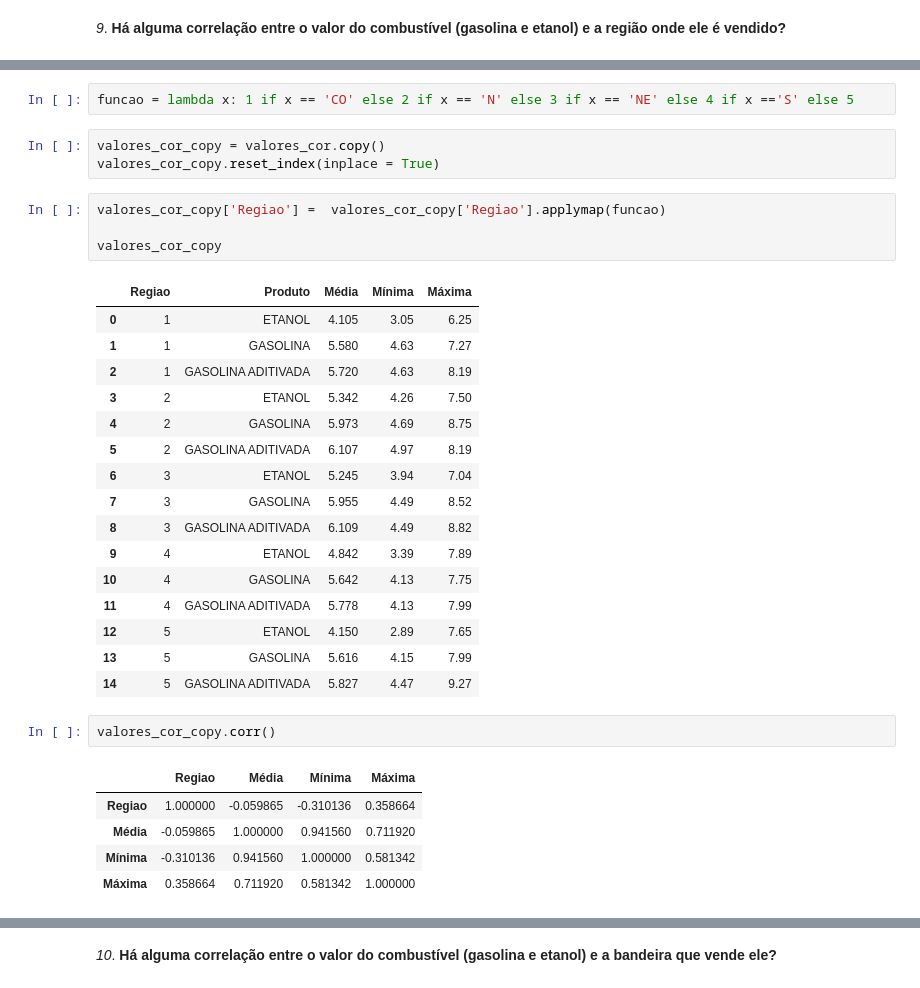
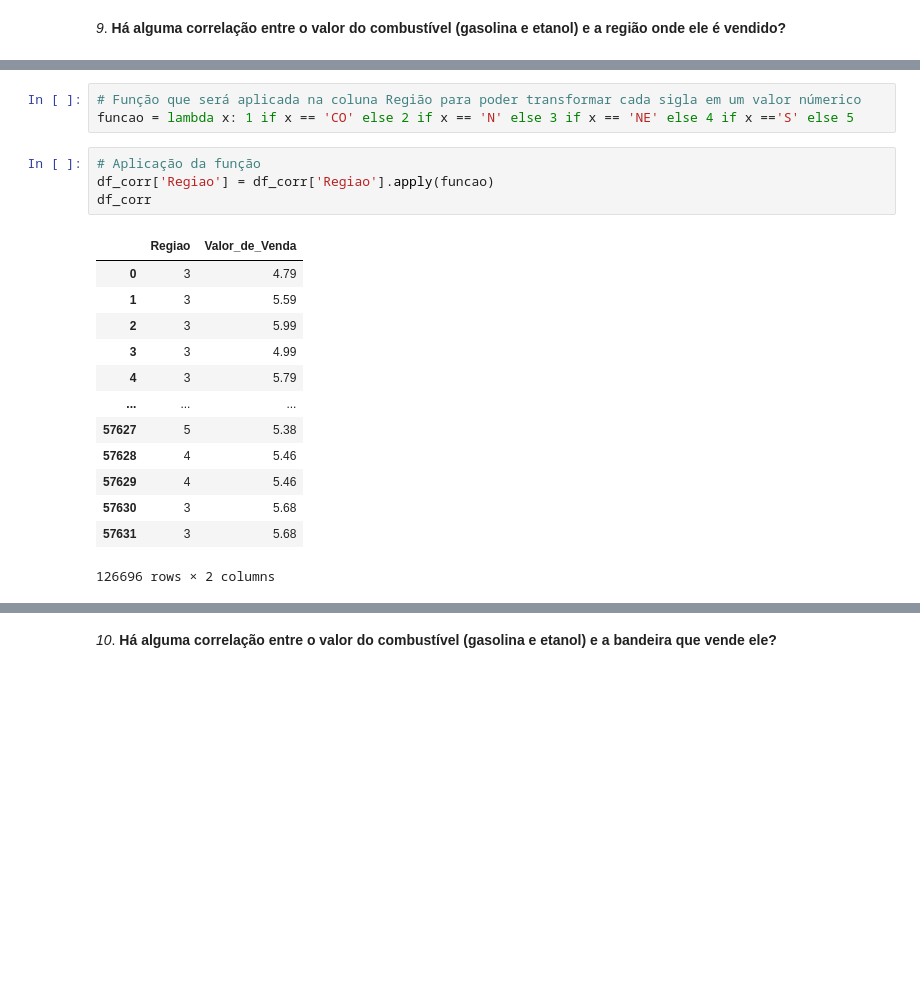
Before and after one commit to gustavovarella/Projeto_m4, a Jupyter notebook: PROJETO_M4.ipynb, the cells around one changed output, grey strips where cells are left out. Cells and saved outputs as stored; diff of their text form; blank space fills up the shorter version.

```diff
--- a/PROJETO_M4.ipynb
+++ b/PROJETO_M4.ipynb
@@ -555,34 +559,21 @@ valores_cor
 # %%
+# Função que será aplicada na coluna Região para poder transformar cada sigla em um valor númerico
 funcao = lambda x: 1 if x == 'CO' else 2 if x == 'N' else 3 if x == 'NE' else 4 if x =='S' else 5
-# %%
-valores_cor_copy = valores_cor.copy()
-valores_cor_copy.reset_index(inplace = True)
-# %%
-valores_cor_copy['Regiao'] =  valores_cor_copy['Regiao'].applymap(funcao)
-
-valores_cor_copy
-# %% [output]
-|  | Regiao | Produto | Média | Mínima | Máxima |
-| 0 | 1 | ETANOL | 4.105 | 3.05 | 6.25 |
-| 1 | 1 | GASOLINA | 5.580 | 4.63 | 7.27 |
-| 2 | 1 | GASOLINA ADITIVADA | 5.720 | 4.63 | 8.19 |
-| 3 | 2 | ETANOL | 5.342 | 4.26 | 7.50 |
-| 4 | 2 | GASOLINA | 5.973 | 4.69 | 8.75 |
-| 5 | 2 | GASOLINA ADITIVADA | 6.107 | 4.97 | 8.19 |
-| 6 | 3 | ETANOL | 5.245 | 3.94 | 7.04 |
-| 7 | 3 | GASOLINA | 5.955 | 4.49 | 8.52 |
-| 8 | 3 | GASOLINA ADITIVADA | 6.109 | 4.49 | 8.82 |
-| 9 | 4 | ETANOL | 4.842 | 3.39 | 7.89 |
-| 10 | 4 | GASOLINA | 5.642 | 4.13 | 7.75 |
-| 11 | 4 | GASOLINA ADITIVADA | 5.778 | 4.13 | 7.99 |
-| 12 | 5 | ETANOL | 4.150 | 2.89 | 7.65 |
-| 13 | 5 | GASOLINA | 5.616 | 4.15 | 7.99 |
-| 14 | 5 | GASOLINA ADITIVADA | 5.827 | 4.47 | 9.27 |
-# %%
-valores_cor_copy.corr()
-# %% [output]
-|  | Regiao | Média | Mínima | Máxima |
-| Regiao | 1.000000 | -0.059865 | -0.310136 | 0.358664 |
-| Média | -0.059865 | 1.000000 | 0.941560 | 0.711920 |
-| Mínima | -0.310136 | 0.941560 | 1.000000 | 0.581342 |
-| Máxima | 0.358664 | 0.711920 | 0.581342 | 1.000000 |
+# %%
+# Aplicação da função
+df_corr['Regiao'] = df_corr['Regiao'].apply(funcao)
+df_corr
+# %% [output]
+|  | Regiao | Valor_de_Venda |
+| 0 | 3 | 4.79 |
+| 1 | 3 | 5.59 |
+| 2 | 3 | 5.99 |
+| 3 | 3 | 4.99 |
+| 4 | 3 | 5.79 |
+| ... | ... | ... |
+| 57627 | 5 | 5.38 |
+| 57628 | 4 | 5.46 |
+| 57629 | 4 | 5.46 |
+| 57630 | 3 | 5.68 |
+| 57631 | 3 | 5.68 |
+126696 rows × 2 columns
```
Also changed, not shown: parts of 13 cells of this notebook.
